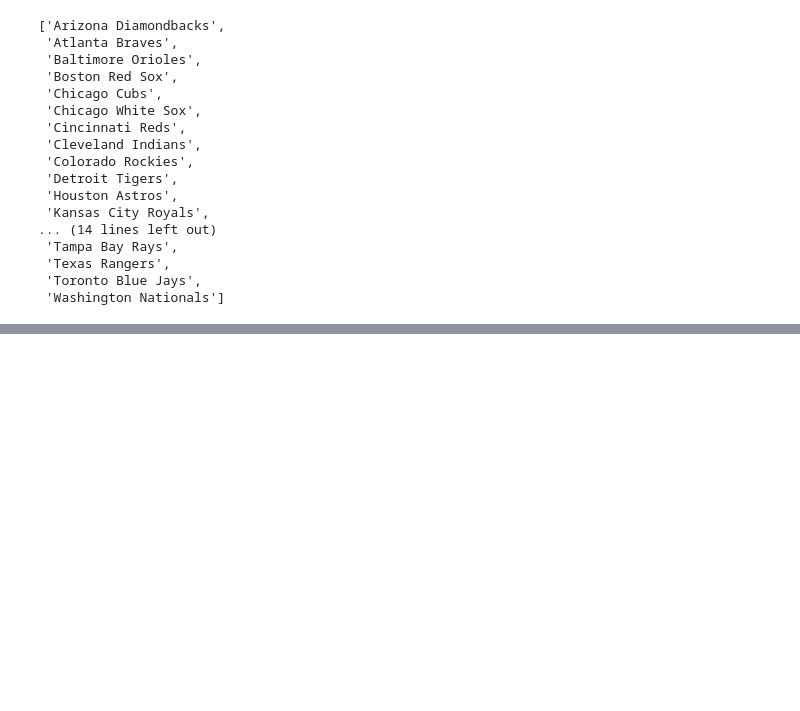
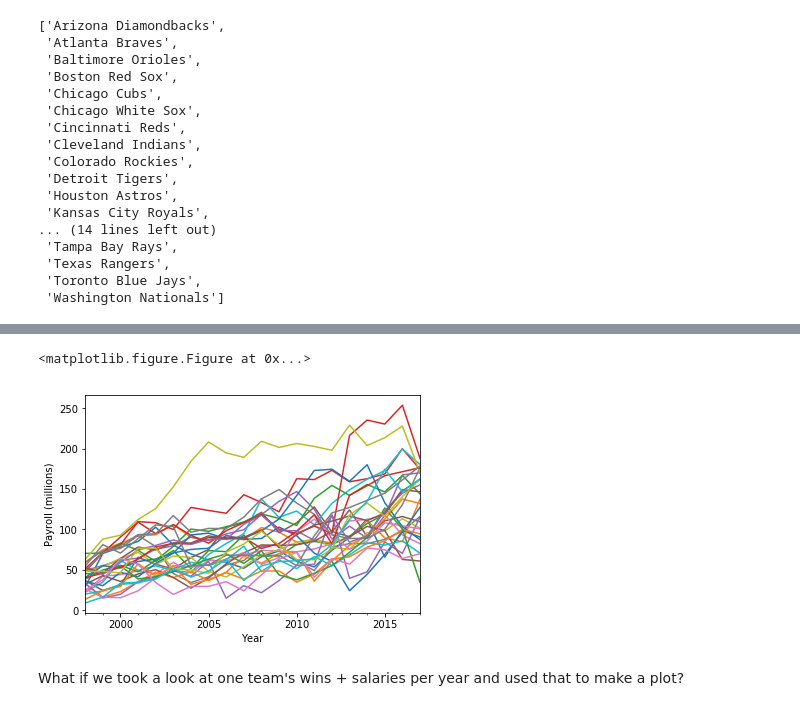
Before and after one commit to marichards/MLB_FA_Predictor, a Jupyter notebook: MLB_Trade_EDA.ipynb, the cells around one changed output, grey strips where cells are left out. Drawn from its saved outputs; the diff is of its cells as text; code cells hidden in the pictures; blank space fills up the shorter version.

```diff
--- a/MLB_Trade_EDA.ipynb
+++ b/MLB_Trade_EDA.ipynb
@@ -159,10 +254,10 @@ And there's some other sites...let's see what we can do with some BeautifulSoup
 # Get the first site
 url = "http://www.thebaseballcube.com/extras/payrolls/"
 
-r = requests.get(url).text
+results = requests.get(url).text
 
-salary_soup = BeautifulSoup(r, 'html.parser')
-just_table = salary_soup.find_all('table')[1]
+payroll_soup = BeautifulSoup(results, 'html.parser')
+just_table = payroll_soup.find_all('table')[1]
 # %% [markdown]
 After some exploration of how to access the data, I'm going to do it using the table:
 # %%
@@ -184,8 +279,8 @@ print(all_dbacks)
 team_dict = {}
 for entry in just_table.contents[1:]:
     team = entry.find_all('td')[0].text
-    post_2002 = [line.text for line in entry.find_all('a')]
-    pre_2003 = [line.text.split(' - ')[1] for line in entry.find_all('td')[-1].find_all('option')]
+    post_2002 = [float(line.text) for line in entry.find_all('a')]
+    pre_2003 = [float(line.text.split(' - ')[1]) for line in entry.find_all('td')[-1].find_all('option')]
 
     # Shorten the pre-2003 to just 5 years, back to 1998
 
@@ -194,7 +289,9 @@ for entry in just_table.contents[1:]:
     team_dict[team] = all_salaries
 
 # Make it a dataframe
-salary_df = pd.DataFrame(team_dict, index= list(range(1998, 2018)))
-salary_df.info()
+payroll_df = pd.DataFrame(team_dict)
+payroll_df['Year'] = pd.to_datetime(list(range(1998, 2018)), format = '%Y')
+payroll_df.set_index('Year', inplace=True)
+payroll_df.info()
 # %% [output]
 <class 'pandas.core.frame.DataFrame'>
@@ -258,0 +408,12 @@ Probably easiest to just scrape the years I want; could do it fairly quickly
+# %%
+# Make a plot of teams with their salaries
+plt.figure()
+payroll_df.plot(legend=False)
+plt.ylabel('Payroll (millions)')
+plt.savefig('payroll_plot.png')
+plt.show()
+# %% [output]
+<matplotlib.figure.Figure at 0x...>
+[figure, added]
+# %% [markdown]
+What if we took a look at one team's wins + salaries per year and used that to make a plot?
```
Also changed, not shown: parts of 25 cells of this notebook, 3 other files.
